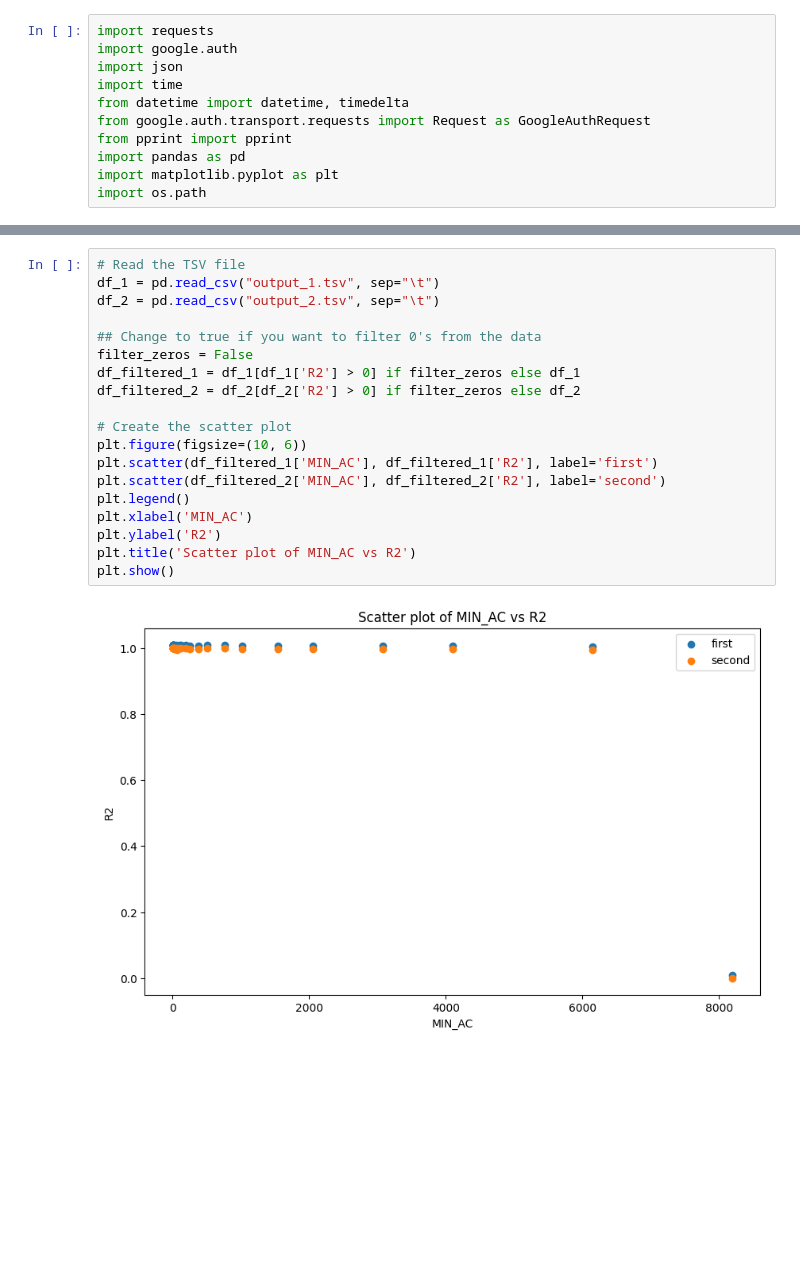
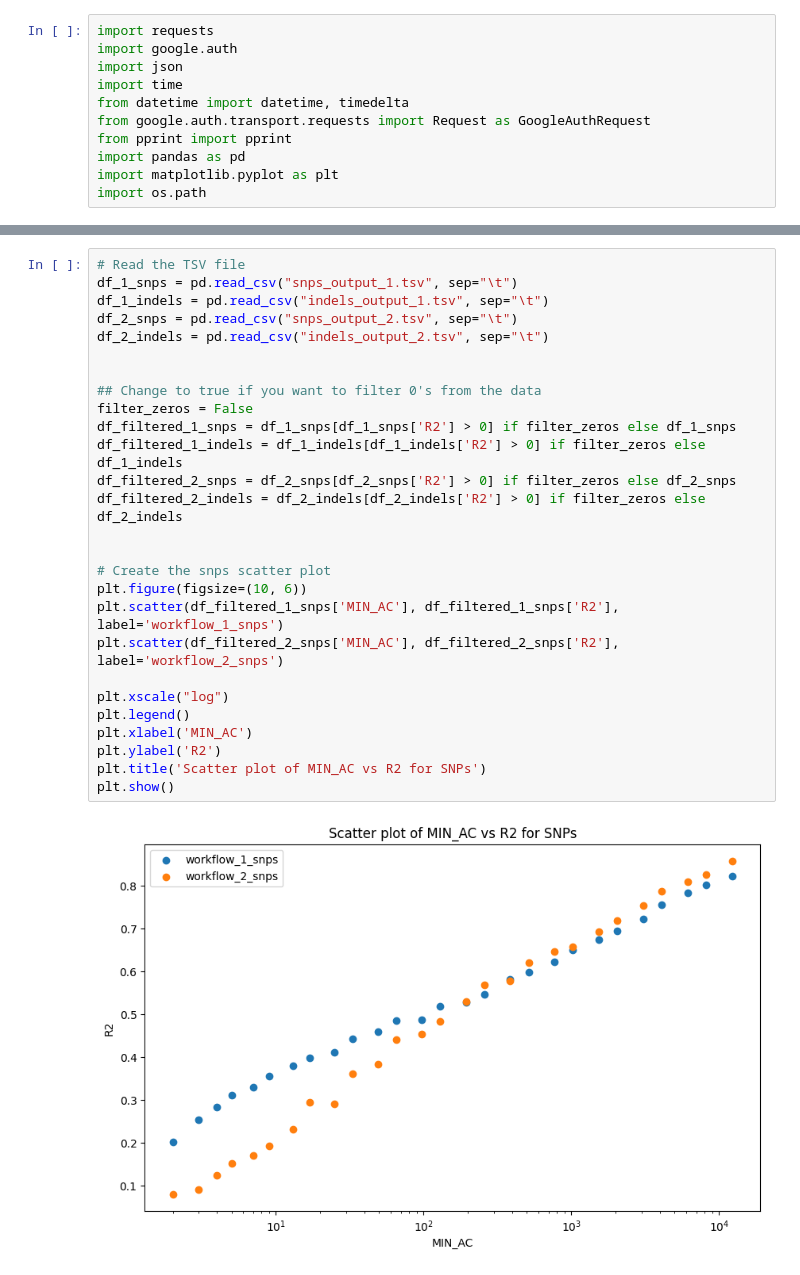
Before and after one commit to DataBiosphere/terra-scientific-pipelines-service, a Jupyter notebook: scripts/notebooks/plot_beagle_evaluation_output.ipynb, the cells around one changed output, grey strips where cells are left out. Cells and saved outputs as stored; diff of their text form; blank space fills up the shorter version.

Commit message:
update beagle plot notebook

```diff
--- a/scripts/notebooks/plot_beagle_evaluation_output.ipynb
+++ b/scripts/notebooks/plot_beagle_evaluation_output.ipynb
@@ -80,21 +93,29 @@ Copying gs://fc-431ee27b-67d9-4a5c-b087-226db01368f8/submissions/e46b19f3-7376-4
 # %%
 # Read the TSV file
-df_1 = pd.read_csv("output_1.tsv", sep="\t")
-df_2 = pd.read_csv("output_2.tsv", sep="\t")
+df_1_snps = pd.read_csv("snps_output_1.tsv", sep="\t")
+df_1_indels = pd.read_csv("indels_output_1.tsv", sep="\t")
+df_2_snps = pd.read_csv("snps_output_2.tsv", sep="\t")
+df_2_indels = pd.read_csv("indels_output_2.tsv", sep="\t")
+
 
 ## Change to true if you want to filter 0's from the data
 filter_zeros = False
-df_filtered_1 = df_1[df_1['R2'] > 0] if filter_zeros else df_1
-df_filtered_2 = df_2[df_2['R2'] > 0] if filter_zeros else df_2
+df_filtered_1_snps = df_1_snps[df_1_snps['R2'] > 0] if filter_zeros else df_1_snps
+df_filtered_1_indels = df_1_indels[df_1_indels['R2'] > 0] if filter_zeros else df_1_indels
+df_filtered_2_snps = df_2_snps[df_2_snps['R2'] > 0] if filter_zeros else df_2_snps
+df_filtered_2_indels = df_2_indels[df_2_indels['R2'] > 0] if filter_zeros else df_2_indels
 
-# Create the scatter plot
+
+# Create the snps scatter plot
 plt.figure(figsize=(10, 6))
-plt.scatter(df_filtered_1['MIN_AC'], df_filtered_1['R2'], label='first')
-plt.scatter(df_filtered_2['MIN_AC'], df_filtered_2['R2'], label='second')
+plt.scatter(df_filtered_1_snps['MIN_AC'], df_filtered_1_snps['R2'], label='workflow_1_snps')
+plt.scatter(df_filtered_2_snps['MIN_AC'], df_filtered_2_snps['R2'], label='workflow_2_snps')
+
+plt.xscale("log")
 plt.legend()
 plt.xlabel('MIN_AC')
 plt.ylabel('R2')
-plt.title('Scatter plot of MIN_AC vs R2')
+plt.title('Scatter plot of MIN_AC vs R2 for SNPs')
 plt.show()
 # %% [output]
-[figure, old version]
+[figure, new version]
```
Also changed, not shown: parts of 7 cells of this notebook.
